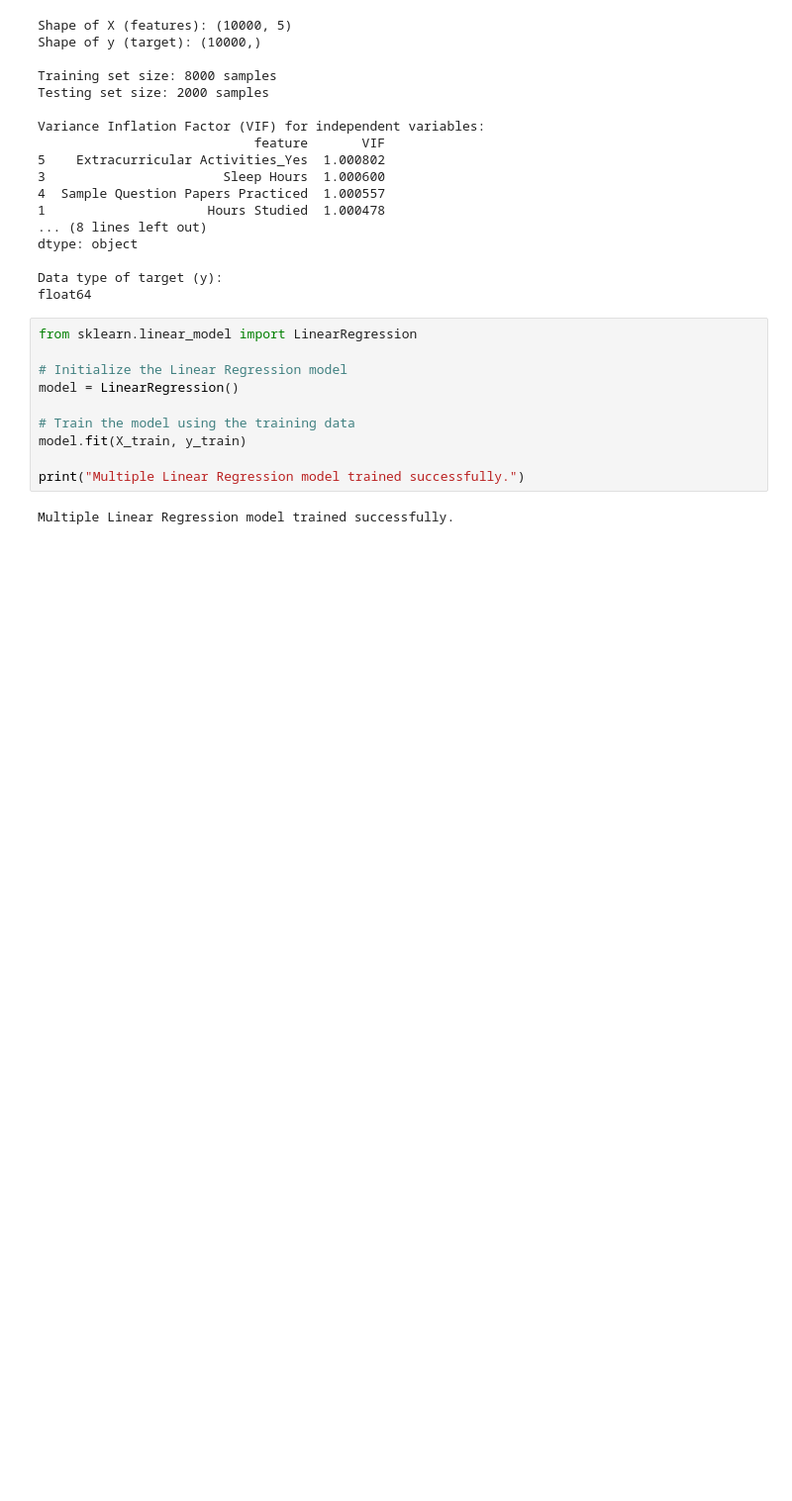
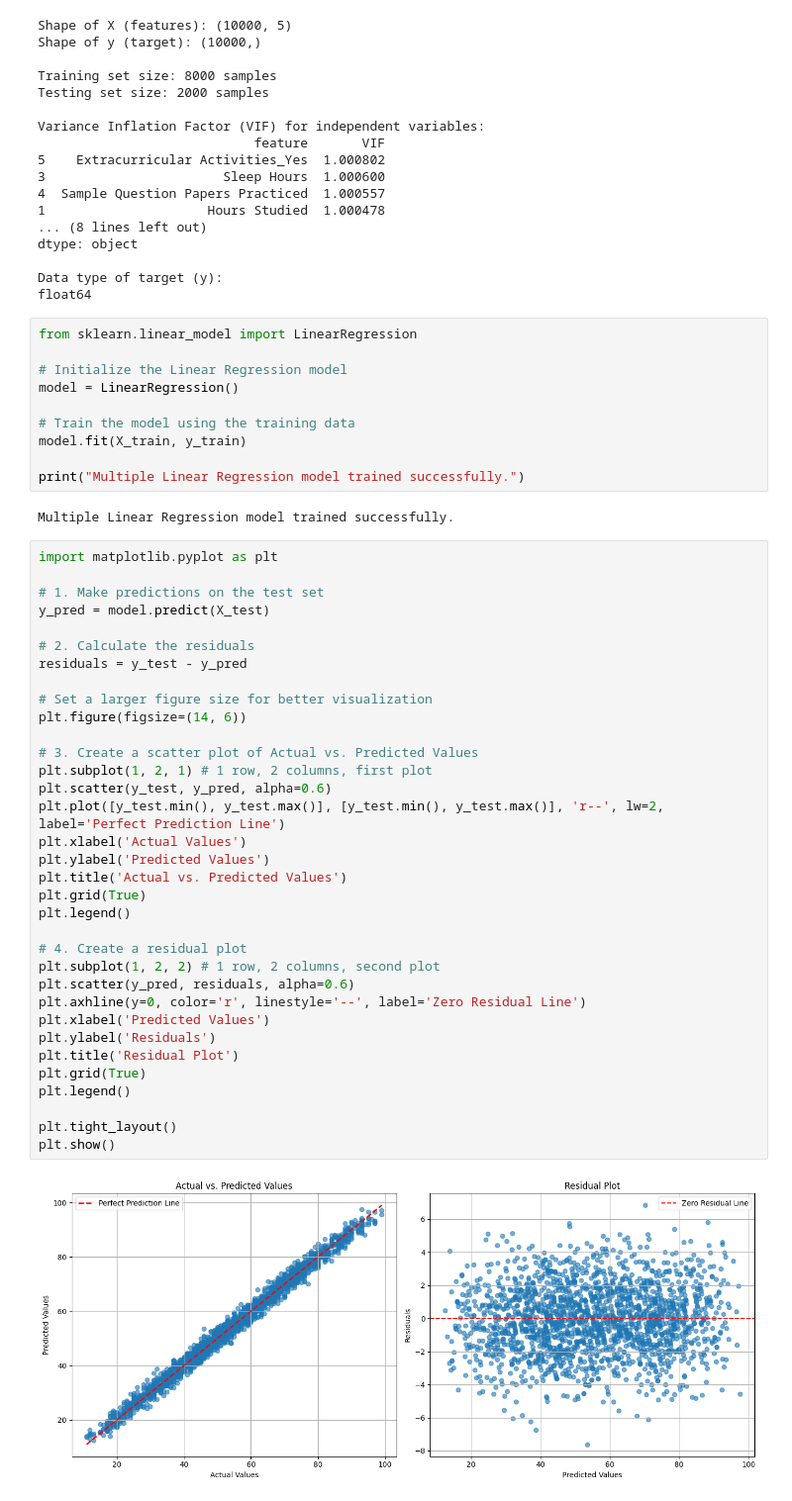
Before and after one commit to aumair472/machine_learning_session_1, a Jupyter notebook: machine_learning_01.ipynb, the cells around one changed output. Shown at 99% size. Cells and saved outputs as stored; diff of their text form; blank space fills up the shorter version.

```diff
--- a/machine_learning_01.ipynb
+++ b/machine_learning_01.ipynb
@@ -156,3 +156,39 @@ model.fit(X_train, y_train)
 print("Multiple Linear Regression model trained successfully.")
 # %% [output]
 Multiple Linear Regression model trained successfully.
+# %%
+import matplotlib.pyplot as plt
+
+# 1. Make predictions on the test set
+y_pred = model.predict(X_test)
+
+# 2. Calculate the residuals
+residuals = y_test - y_pred
+
+# Set a larger figure size for better visualization
+plt.figure(figsize=(14, 6))
+
+# 3. Create a scatter plot of Actual vs. Predicted Values
+plt.subplot(1, 2, 1) # 1 row, 2 columns, first plot
+plt.scatter(y_test, y_pred, alpha=0.6)
+plt.plot([y_test.min(), y_test.max()], [y_test.min(), y_test.max()], 'r--', lw=2, label='Perfect Prediction Line')
+plt.xlabel('Actual Values')
+plt.ylabel('Predicted Values')
+plt.title('Actual vs. Predicted Values')
+plt.grid(True)
+plt.legend()
+
+# 4. Create a residual plot
+plt.subplot(1, 2, 2) # 1 row, 2 columns, second plot
+plt.scatter(y_pred, residuals, alpha=0.6)
+plt.axhline(y=0, color='r', linestyle='--', label='Zero Residual Line')
+plt.xlabel('Predicted Values')
+plt.ylabel('Residuals')
+plt.title('Residual Plot')
+plt.grid(True)
+plt.legend()
+
+plt.tight_layout()
+plt.show()
+# %% [output]
+[figure, added]
```
